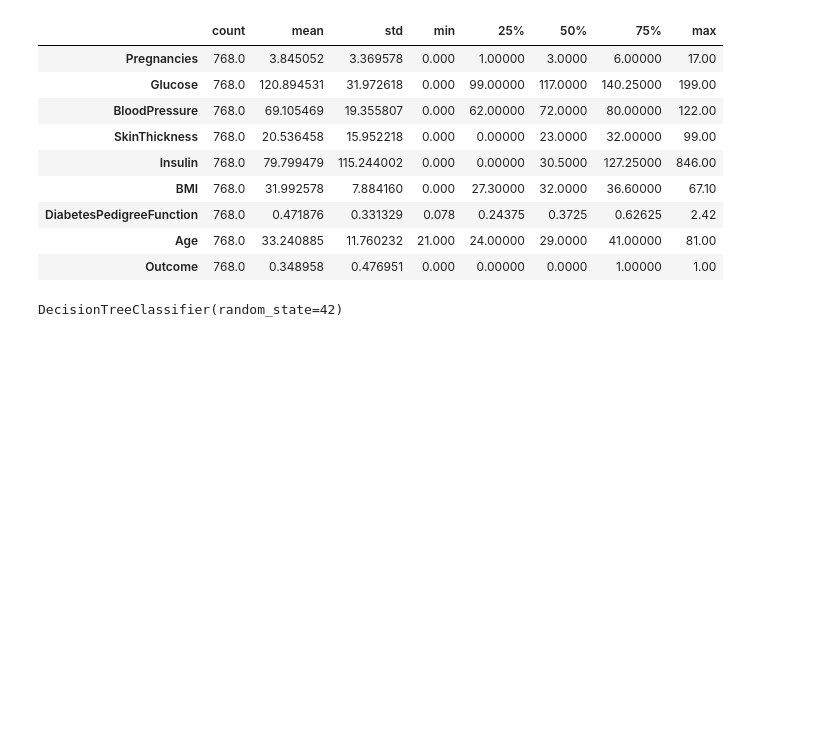
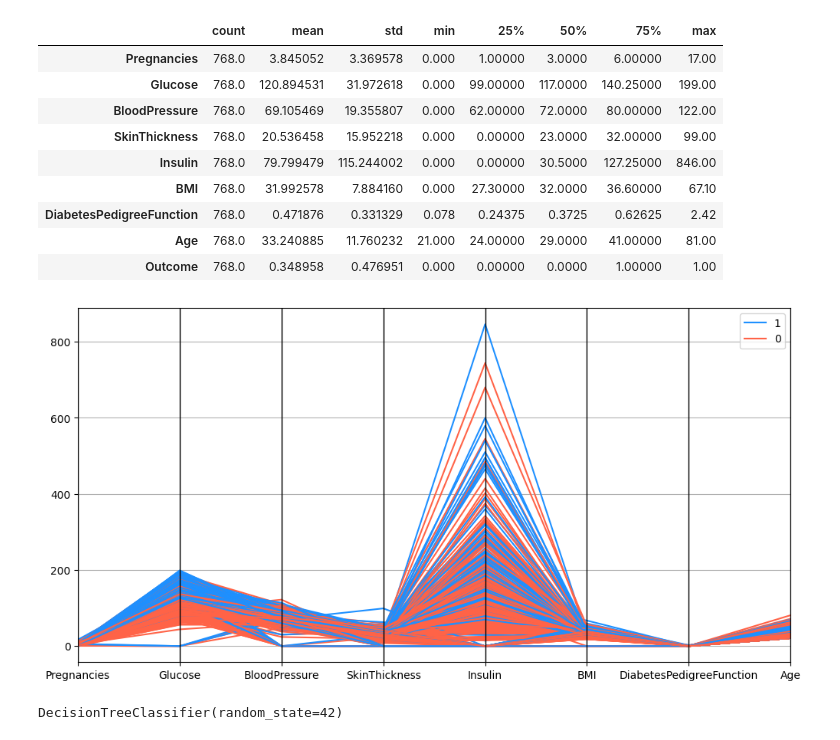
Before and after one commit to EnriqueEsnola/Decision-Tree, a Jupyter notebook: src/explore.ipynb, the cells around one changed output. Saved outputs shown, nothing was run; the diff lists cells and outputs as text; code cells hidden in the pictures; blank space fills up the shorter version.

```diff
--- a/src/explore.ipynb
+++ b/src/explore.ipynb
@@ -92,0 +94,8 @@ X_test_scaled.to_csv('../data/processed/clean_test_data.csv')
+# %%
+plt.figure(figsize=(12, 6))
+
+pd.plotting.parallel_coordinates(df, "Outcome", color = ("#1E90FF", "#FF6347", "#32CD32"))
+
+plt.show()
+# %% [output]
+[figure, added]
```
Also changed, not shown: parts of 11 cells of this notebook.
